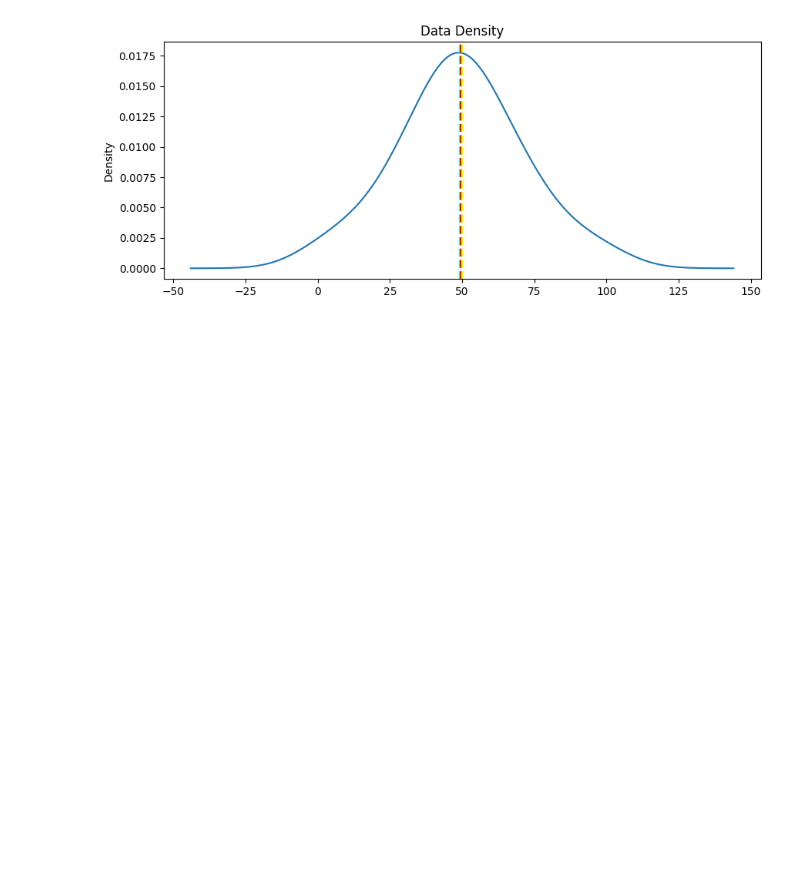
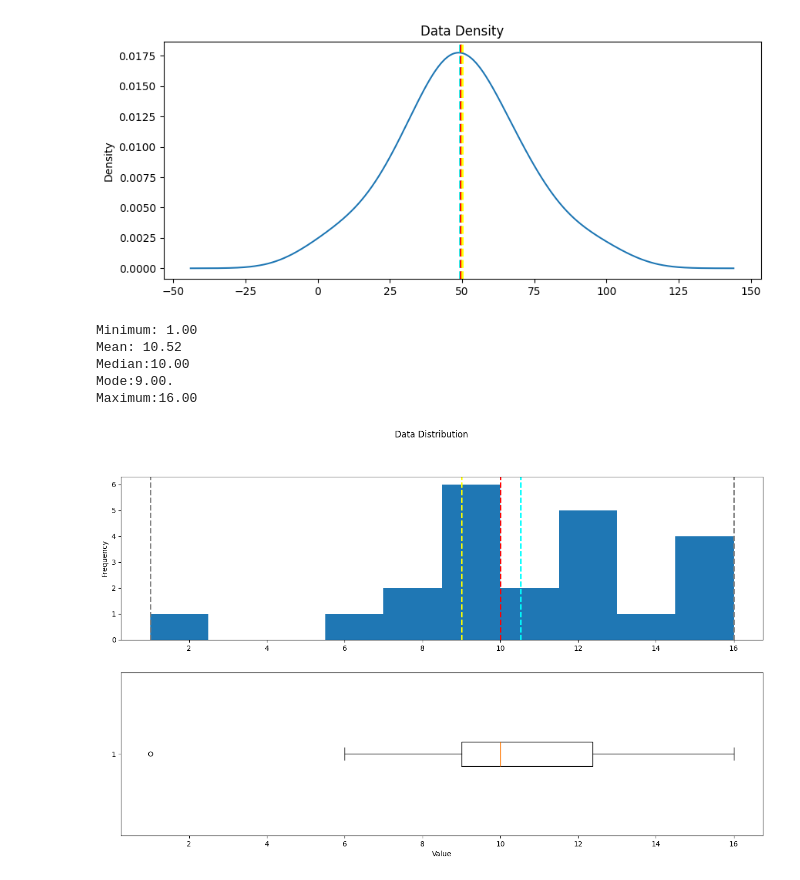
Before and after one commit to coder7475/ml-fundamentals, a Jupyter notebook: notebooks/1_data_exploration/data_exploration_with_python.ipynb, the cells around one changed output. Cells and saved outputs as stored; diff of their text form; code cells hidden in the pictures; blank space fills up the shorter version.

Commit message:
feat: expand data exploration notebook with outlier analysis and updated distribution visualizations for study hours

```diff
--- a/notebooks/1_data_exploration/data_exploration_with_python.ipynb
+++ b/notebooks/1_data_exploration/data_exploration_with_python.ipynb
@@ -602,3 +602,15 @@ col = df_students['Grade']
 show_density(col)
 # %% [output]
 [figure]
+# %%
+# Get the variable to examine
+col = df_students['StudyHours']
+# Call the function
+show_distribution(col)
+# %% [output]
+Minimum: 1.00
+Mean: 10.52
+Median:10.00
+Mode:9.00.
+Maximum:16.00
+[figure, added]
```
Also changed, not shown: parts of 3 cells of this notebook.
